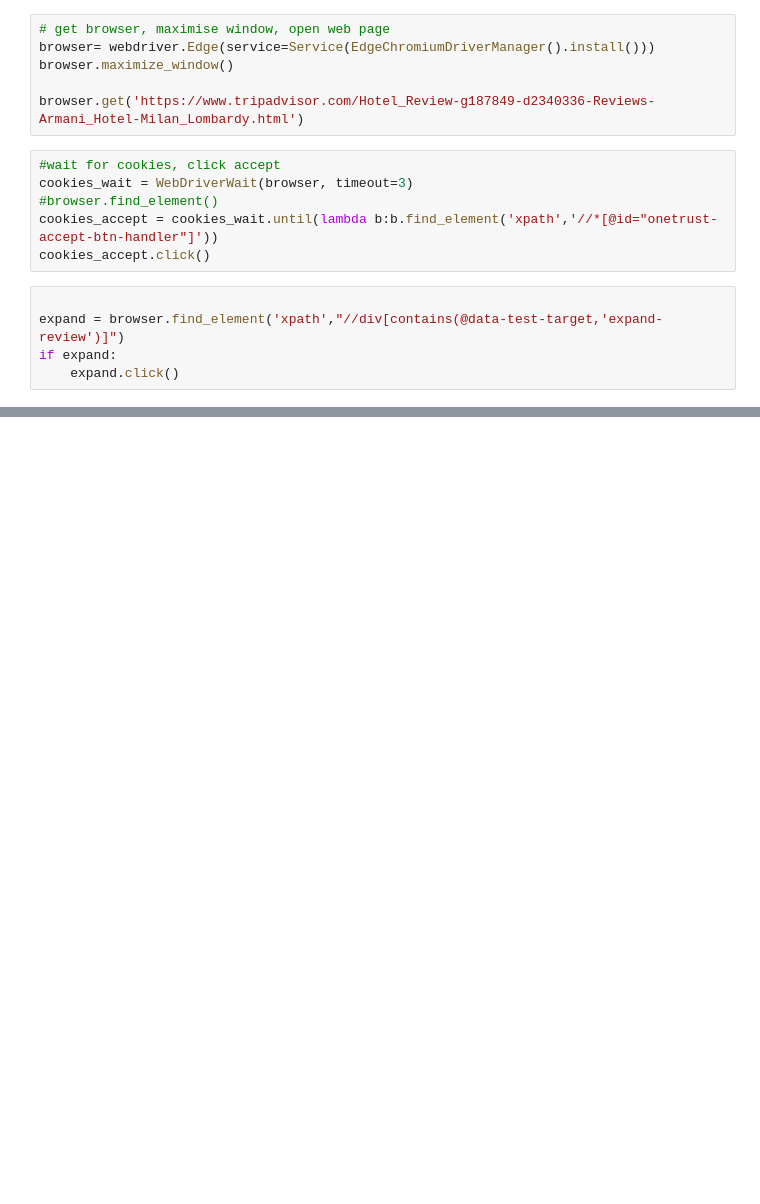
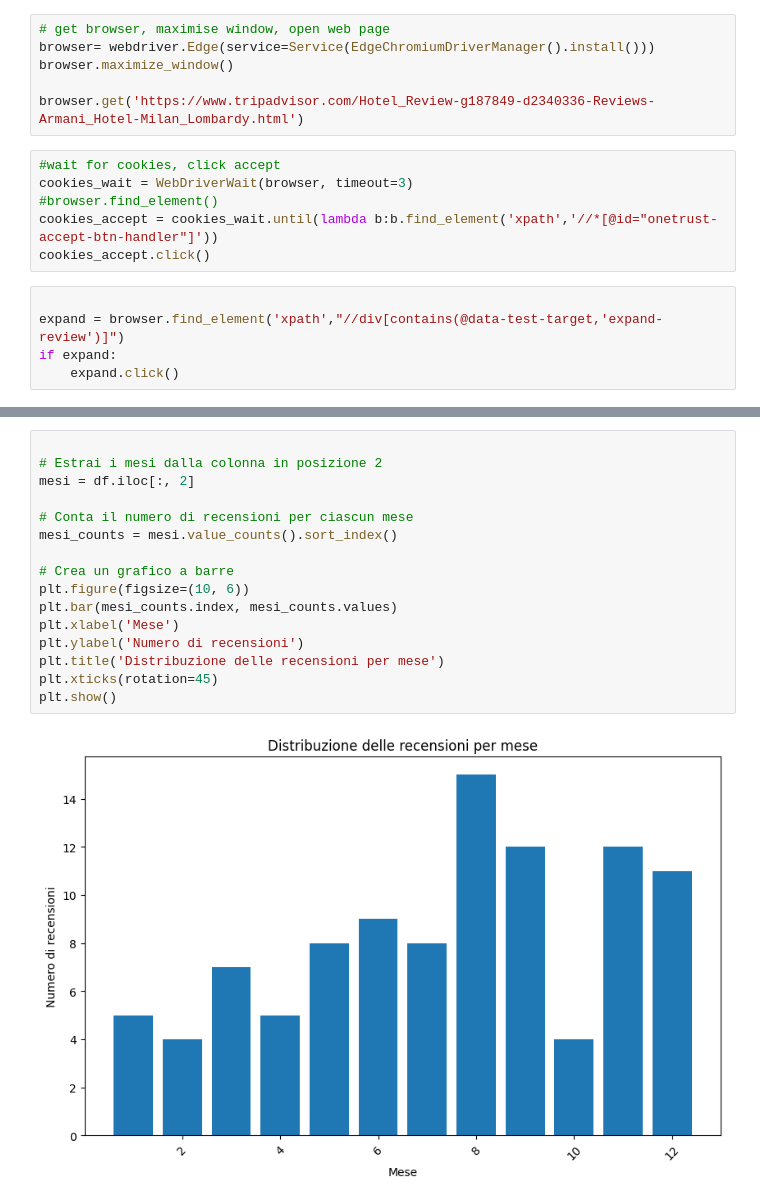
Before and after one commit to biri87/PrimaRepository, a Jupyter notebook: lavoro con link tripadvisor.ipynb, the cells around one changed output, grey strips where cells are left out. Cells and saved outputs as stored; diff of their text form; blank space fills up the shorter version.

```diff
--- a/lavoro con link tripadvisor.ipynb
+++ b/lavoro con link tripadvisor.ipynb
@@ -70,0 +98,18 @@ Stacktrace:
+# %%
+
+# Estrai i mesi dalla colonna in posizione 2
+mesi = df.iloc[:, 2]
+
+# Conta il numero di recensioni per ciascun mese
+mesi_counts = mesi.value_counts().sort_index()
+
+# Crea un grafico a barre
+plt.figure(figsize=(10, 6))
+plt.bar(mesi_counts.index, mesi_counts.values)
+plt.xlabel('Mese')
+plt.ylabel('Numero di recensioni')
+plt.title('Distribuzione delle recensioni per mese')
+plt.xticks(rotation=45)
+plt.show()
+# %% [output]
+[figure, added]
```
Also changed, not shown: parts of 10 cells of this notebook.
